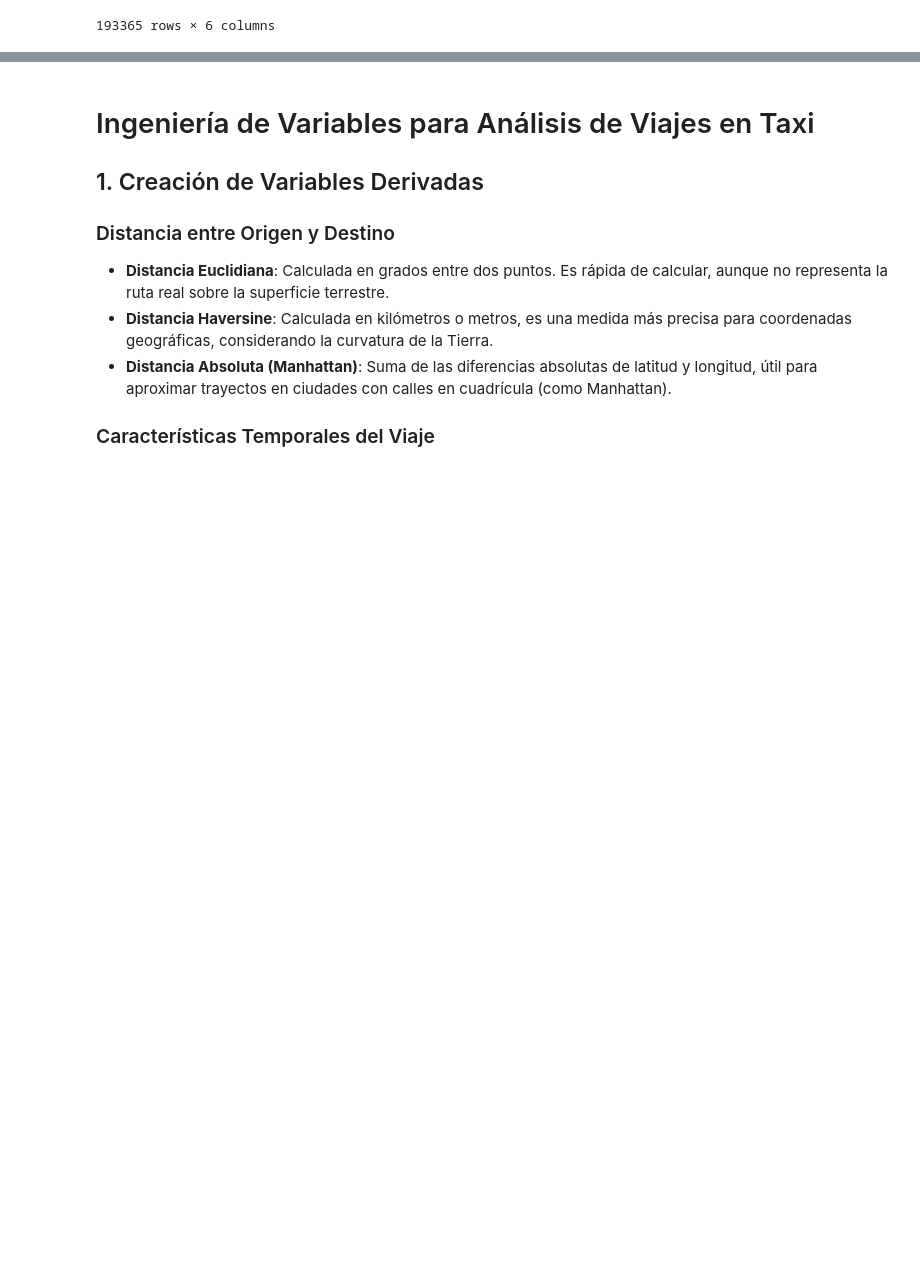
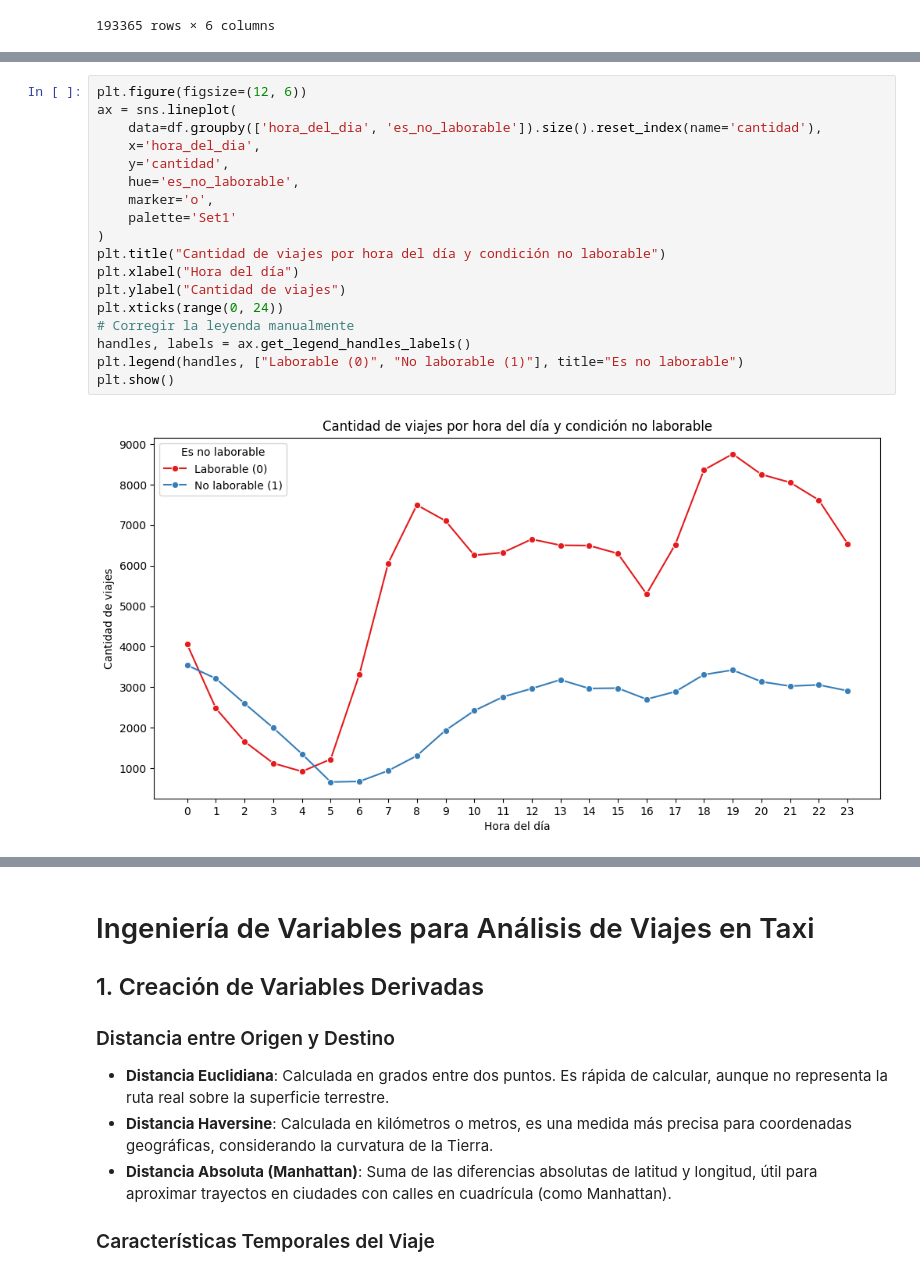
Before and after one commit to FedeZ2008/AA1-TUIA-2025C2-LEON-ZIMMER, a Jupyter notebook: TP1_Regresion.ipynb, the cells around one changed output, grey strips where cells are left out. Cells and saved outputs as stored; diff of their text form; blank space fills up the shorter version.

```diff
--- a/TP1_Regresion.ipynb
+++ b/TP1_Regresion.ipynb
@@ -309,0 +346,20 @@ df
+# %%
+plt.figure(figsize=(12, 6))
+ax = sns.lineplot(
+    data=df.groupby(['hora_del_dia', 'es_no_laborable']).size().reset_index(name='cantidad'),
+    x='hora_del_dia',
+    y='cantidad',
+    hue='es_no_laborable',
+    marker='o',
+    palette='Set1'
+)
+plt.title("Cantidad de viajes por hora del día y condición no laborable")
+plt.xlabel("Hora del día")
+plt.ylabel("Cantidad de viajes")
+plt.xticks(range(0, 24))
+# Corregir la leyenda manualmente
+handles, labels = ax.get_legend_handles_labels()
+plt.legend(handles, ["Laborable (0)", "No laborable (1)"], title="Es no laborable")
+plt.show()
+# %% [output]
+[figure, added]
```
Also changed, not shown: parts of 3 cells of this notebook.
